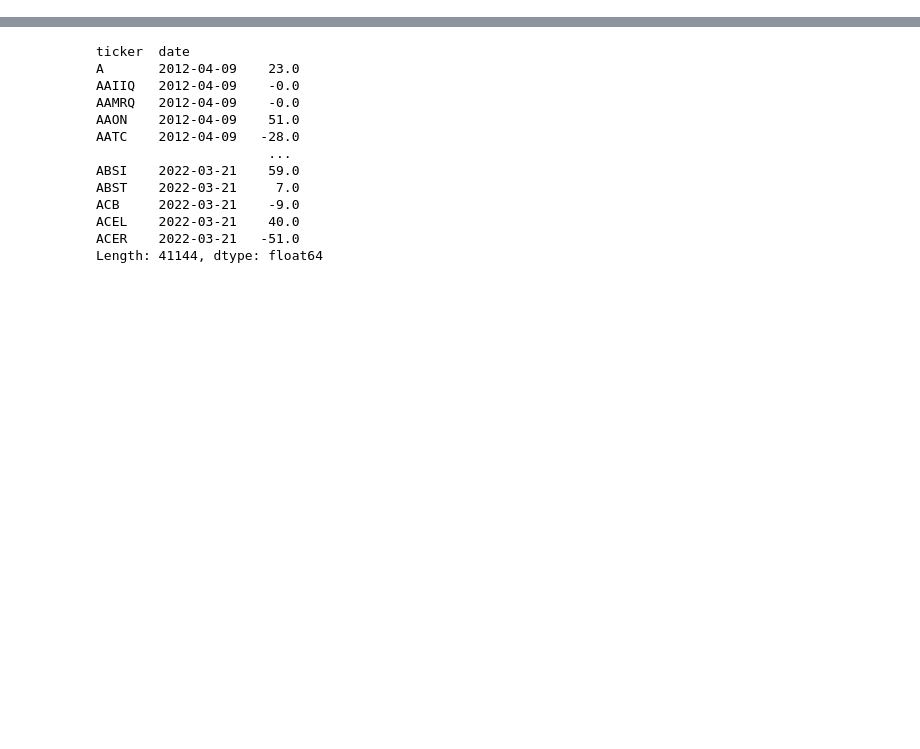
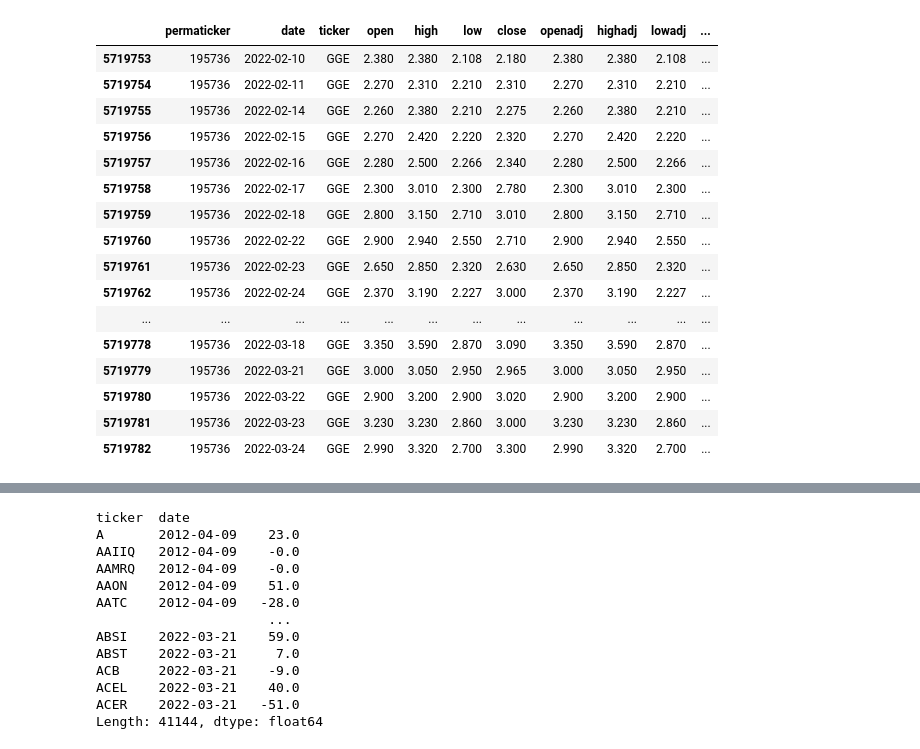
Before and after one commit to chayaponlee/QuantSystemMVP, a Jupyter notebook: notebooks/test_merge_permaticker.ipynb, the cells around one changed output, grey strips where cells are left out. Saved outputs shown, nothing was run; the diff lists cells and outputs as text; code cells hidden in the pictures; blank space fills up the shorter version.

```diff
--- a/notebooks/test_merge_permaticker.ipynb
+++ b/notebooks/test_merge_permaticker.ipynb
@@ -23,3 +23,27 @@ NDL_CONFIG = json.load(open(NDL_CONFIG_PATH))
 # %%
 stocks_df, stocks_extended_df, available_tickers = gu.load_file(DATA_PATH)
 stacked_hist = stocks_df.copy()
+# %%
+(old_stocks_df, old_stocks_extended_df, old_available_tickers) = gu.load_file(f'{PROJECT_PATH}/Data/stock_hist_perma.obj')
+# %%
+old_stocks_df = old_stocks_df.reset_index()
+# %%
+old_stocks_df[old_stocks_df.permaticker == '195736']
+# %% [output]
+|  | permaticker | date | ticker | open | high | low | close | openadj | highadj | lowadj | ... |
+| 5719753 | 195736 | 2022-02-10 | GGE | 2.380 | 2.380 | 2.108 | 2.180 | 2.380 | 2.380 | 2.108 | ... |
+| 5719754 | 195736 | 2022-02-11 | GGE | 2.270 | 2.310 | 2.210 | 2.310 | 2.270 | 2.310 | 2.210 | ... |
+| 5719755 | 195736 | 2022-02-14 | GGE | 2.260 | 2.380 | 2.210 | 2.275 | 2.260 | 2.380 | 2.210 | ... |
+| 5719756 | 195736 | 2022-02-15 | GGE | 2.270 | 2.420 | 2.220 | 2.320 | 2.270 | 2.420 | 2.220 | ... |
+| 5719757 | 195736 | 2022-02-16 | GGE | 2.280 | 2.500 | 2.266 | 2.340 | 2.280 | 2.500 | 2.266 | ... |
+| 5719758 | 195736 | 2022-02-17 | GGE | 2.300 | 3.010 | 2.300 | 2.780 | 2.300 | 3.010 | 2.300 | ... |
+| 5719759 | 195736 | 2022-02-18 | GGE | 2.800 | 3.150 | 2.710 | 3.010 | 2.800 | 3.150 | 2.710 | ... |
+| 5719760 | 195736 | 2022-02-22 | GGE | 2.900 | 2.940 | 2.550 | 2.710 | 2.900 | 2.940 | 2.550 | ... |
+| 5719761 | 195736 | 2022-02-23 | GGE | 2.650 | 2.850 | 2.320 | 2.630 | 2.650 | 2.850 | 2.320 | ... |
+| 5719762 | 195736 | 2022-02-24 | GGE | 2.370 | 3.190 | 2.227 | 3.000 | 2.370 | 3.190 | 2.227 | ... |
+| ... | ... | ... | ... | ... | ... | ... | ... | ... | ... | ... | ... |
+| 5719778 | 195736 | 2022-03-18 | GGE | 3.350 | 3.590 | 2.870 | 3.090 | 3.350 | 3.590 | 2.870 | ... |
+| 5719779 | 195736 | 2022-03-21 | GGE | 3.000 | 3.050 | 2.950 | 2.965 | 3.000 | 3.050 | 2.950 | ... |
+| 5719780 | 195736 | 2022-03-22 | GGE | 2.900 | 3.200 | 2.900 | 3.020 | 2.900 | 3.200 | 2.900 | ... |
+| 5719781 | 195736 | 2022-03-23 | GGE | 3.230 | 3.230 | 2.860 | 3.000 | 3.230 | 3.230 | 2.860 | ... |
+| 5719782 | 195736 | 2022-03-24 | GGE | 2.990 | 3.320 | 2.700 | 3.300 | 2.990 | 3.320 | 2.700 | ... |
```
Also changed, not shown: parts of 32 cells of this notebook, 1 other file.
